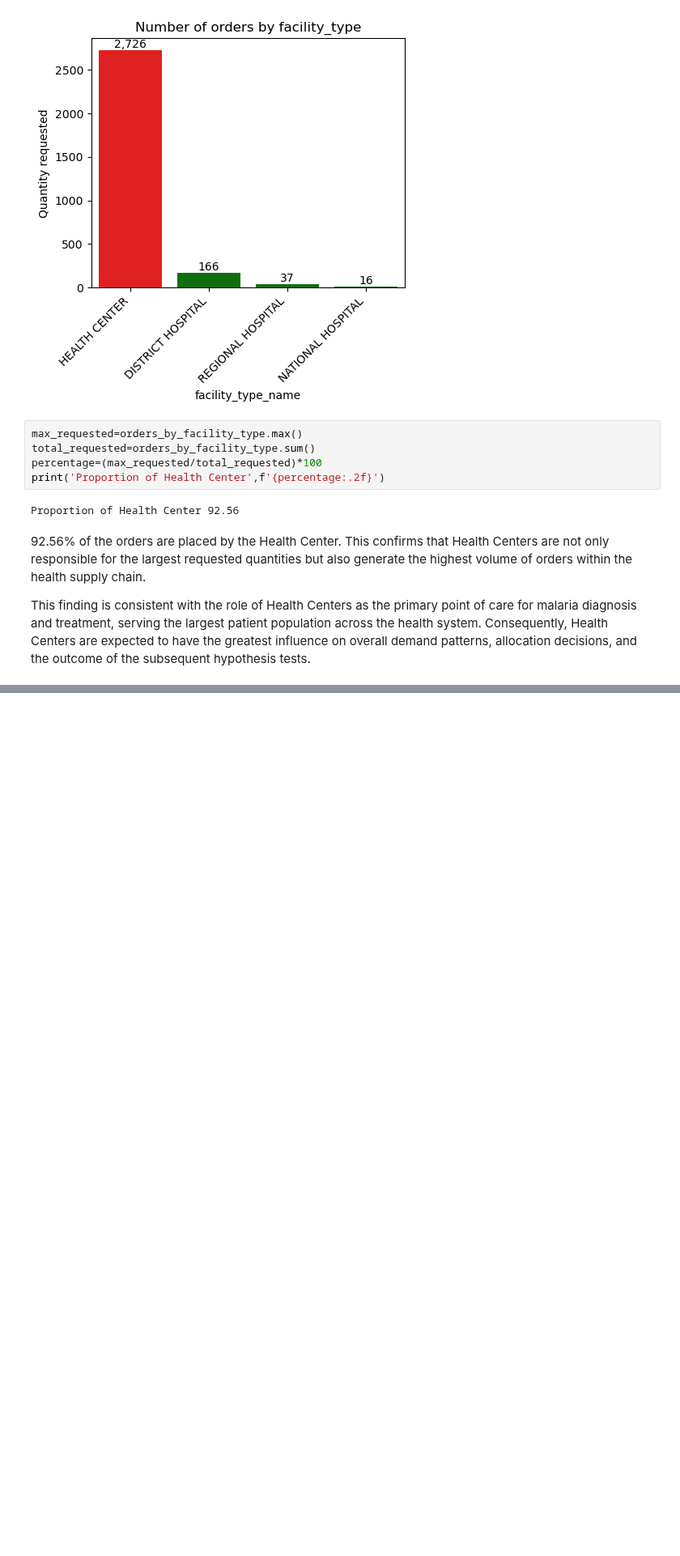
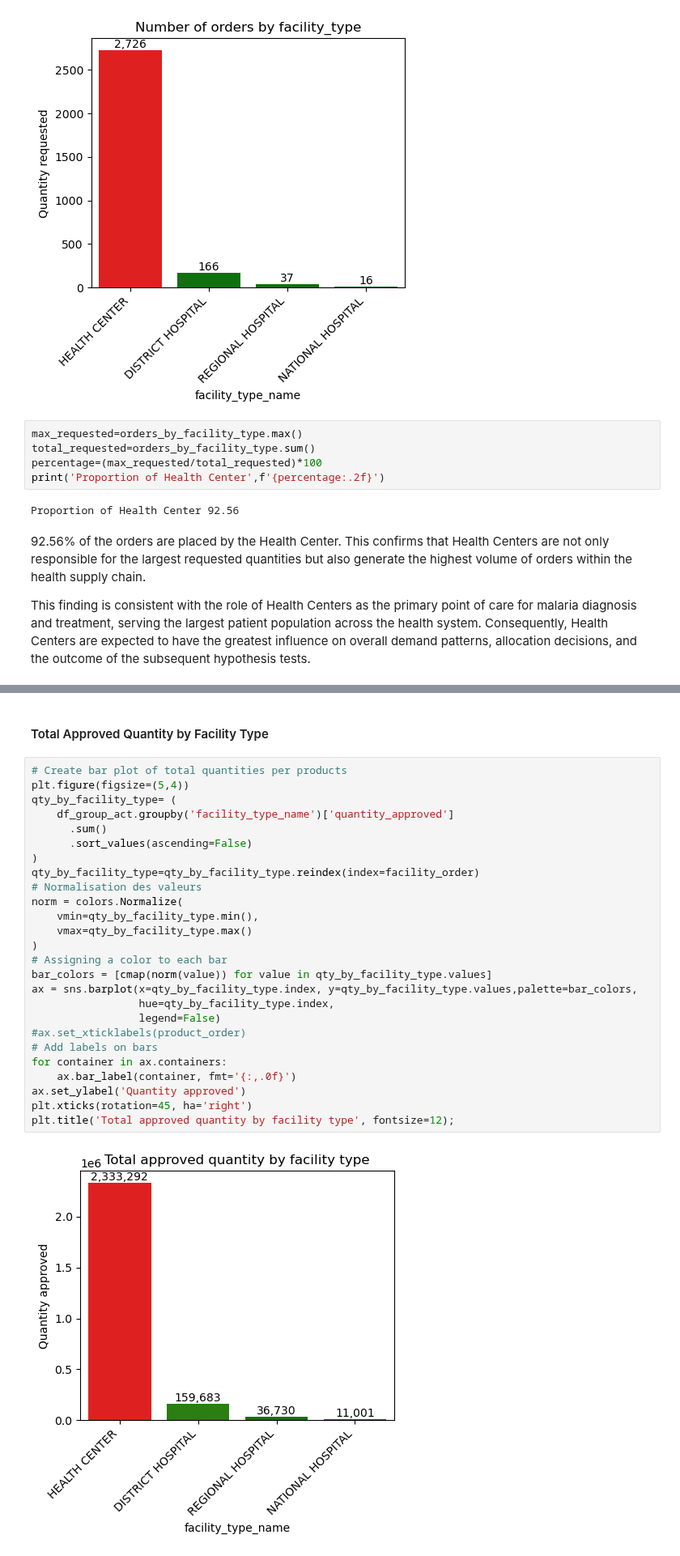
Before and after one commit to gerard-bisama/data-analytics-project, a Jupyter notebook: eda/eda_test_qty.ipynb, the cells around one changed output, grey strips where cells are left out. Shown at 81% size. Saved outputs shown, nothing was run; the diff lists cells and outputs as text; blank space fills up the shorter version.

```diff
--- a/eda/eda_test_qty.ipynb
+++ b/eda/eda_test_qty.ipynb
@@ -858,0 +881,30 @@ This finding is consistent with the role of Health Centers as the primary point
+# %% [markdown]
+#### Total Approved  Quantity by Facility Type
+# %%
+# Create bar plot of total quantities per products
+plt.figure(figsize=(5,4))
+qty_by_facility_type= (
+    df_group_act.groupby('facility_type_name')['quantity_approved']
+      .sum()
+      .sort_values(ascending=False)
+)
+qty_by_facility_type=qty_by_facility_type.reindex(index=facility_order)
+# Normalisation des valeurs
+norm = colors.Normalize(
+    vmin=qty_by_facility_type.min(),
+    vmax=qty_by_facility_type.max()
+)
+# Assigning a color to each bar
+bar_colors = [cmap(norm(value)) for value in qty_by_facility_type.values]
+ax = sns.barplot(x=qty_by_facility_type.index, y=qty_by_facility_type.values,palette=bar_colors,
+                 hue=qty_by_facility_type.index,
+                 legend=False)
+#ax.set_xticklabels(product_order)
+# Add labels on bars
+for container in ax.containers:
+    ax.bar_label(container, fmt='{:,.0f}')
+ax.set_ylabel('Quantity approved')
+plt.xticks(rotation=45, ha='right')
+plt.title('Total approved quantity by facility type', fontsize=12);
+# %% [output]
+[figure, added]
```
Also changed, not shown: parts of 10 cells of this notebook, 9 other files.
